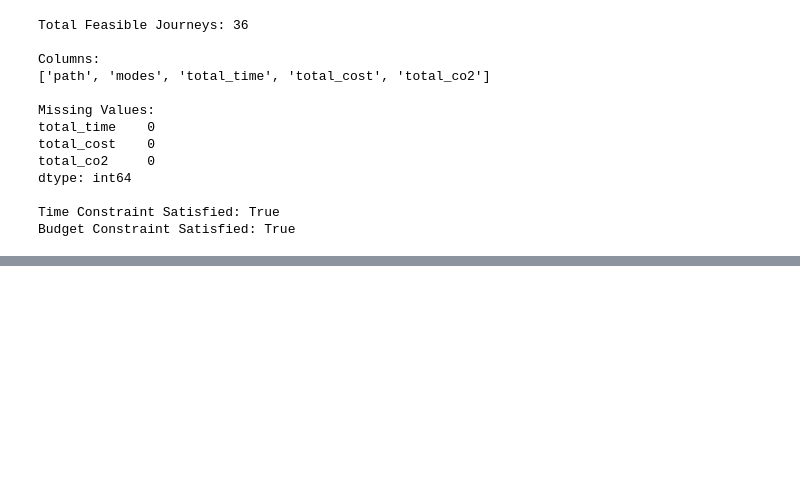
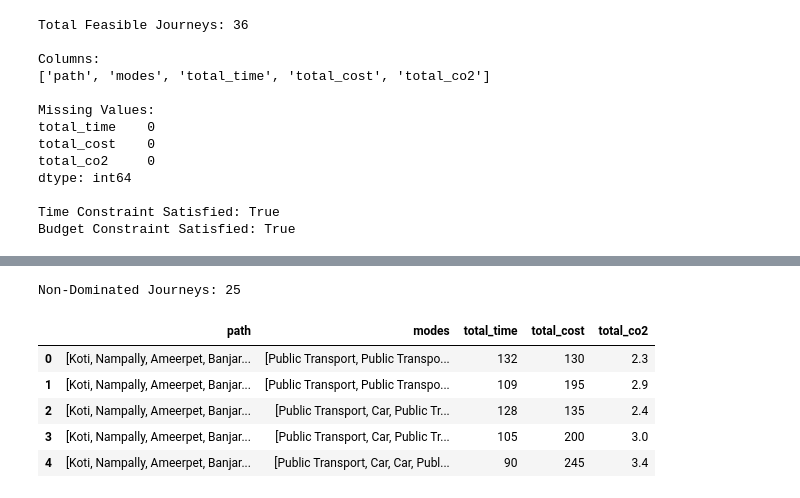
Before and after one commit to thanmai-09/ai-sustainable-multimodal-route-planner, a Jupyter notebook: sustainable_multimodal_route_planner.ipynb, the cells around one changed output, grey strips where cells are left out. Saved outputs shown, nothing was run; the diff lists cells and outputs as text; code cells hidden in the pictures; blank space fills up the shorter version.

```diff
--- a/sustainable_multimodal_route_planner.ipynb
+++ b/sustainable_multimodal_route_planner.ipynb
@@ -1028,0 +1343,25 @@ Budget Constraint Satisfied: True
+# %%
+### Prepare Non-Dominated Routes
+
+dominated_free_journeys = non_dominated_journeys[
+    [
+        "path",
+        "modes",
+        "total_time",
+        "total_cost",
+        "total_co2"
+    ]
+].copy()
+
+print("Non-Dominated Journeys:",
+      len(dominated_free_journeys))
+
+dominated_free_journeys.head()
+# %% [output]
+Non-Dominated Journeys: 25
+|  | path | modes | total_time | total_cost | total_co2 |
+| 0 | [Koti, Nampally, Ameerpet, Banjar... | [Public Transport, Public Transpo... | 132 | 130 | 2.3 |
+| 1 | [Koti, Nampally, Ameerpet, Banjar... | [Public Transport, Public Transpo... | 109 | 195 | 2.9 |
+| 2 | [Koti, Nampally, Ameerpet, Banjar... | [Public Transport, Car, Public Tr... | 128 | 135 | 2.4 |
+| 3 | [Koti, Nampally, Ameerpet, Banjar... | [Public Transport, Car, Public Tr... | 105 | 200 | 3.0 |
+| 4 | [Koti, Nampally, Ameerpet, Banjar... | [Public Transport, Car, Car, Publ... | 90 | 245 | 3.4 |
```
Also changed, not shown: parts of 15 cells of this notebook.
